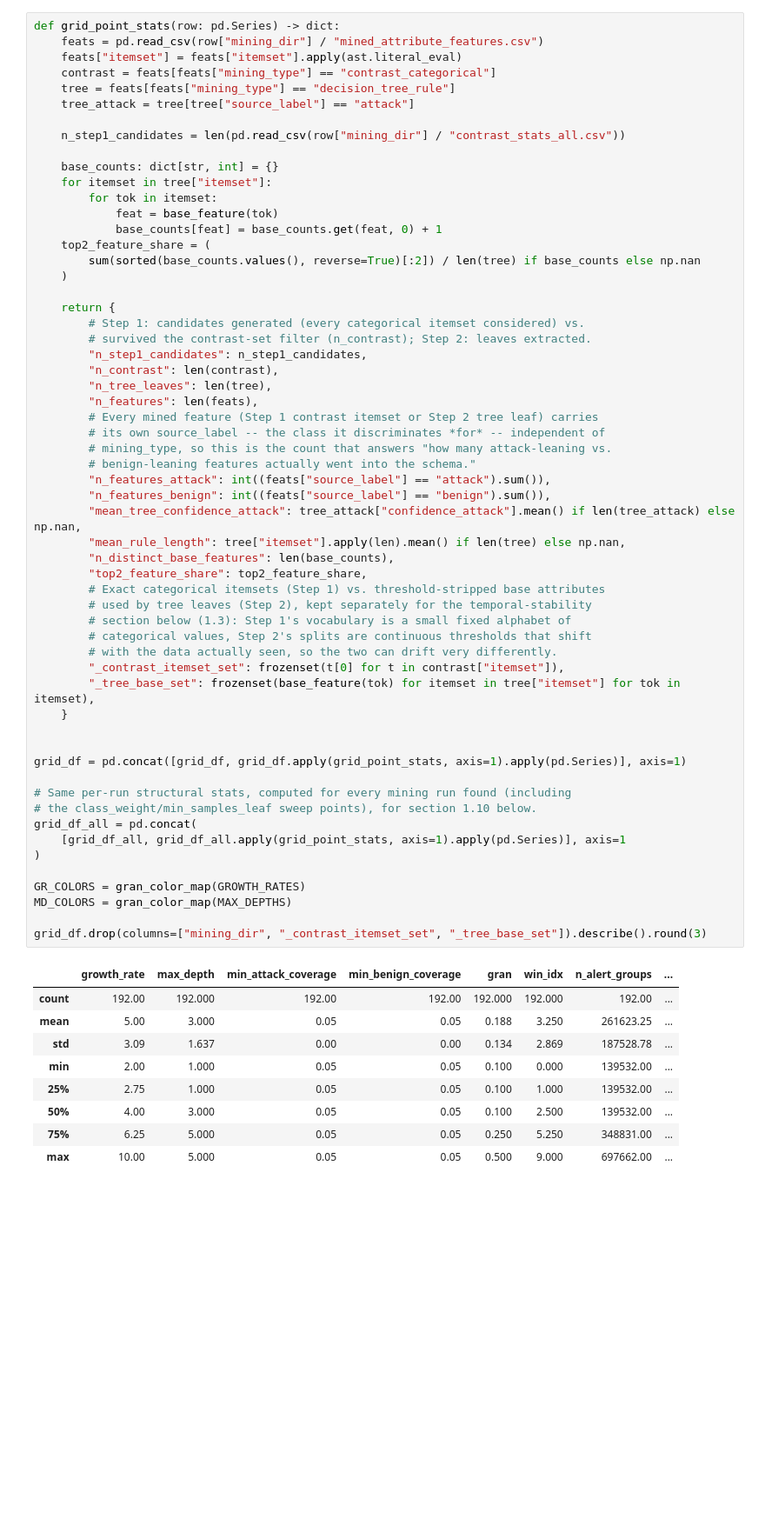
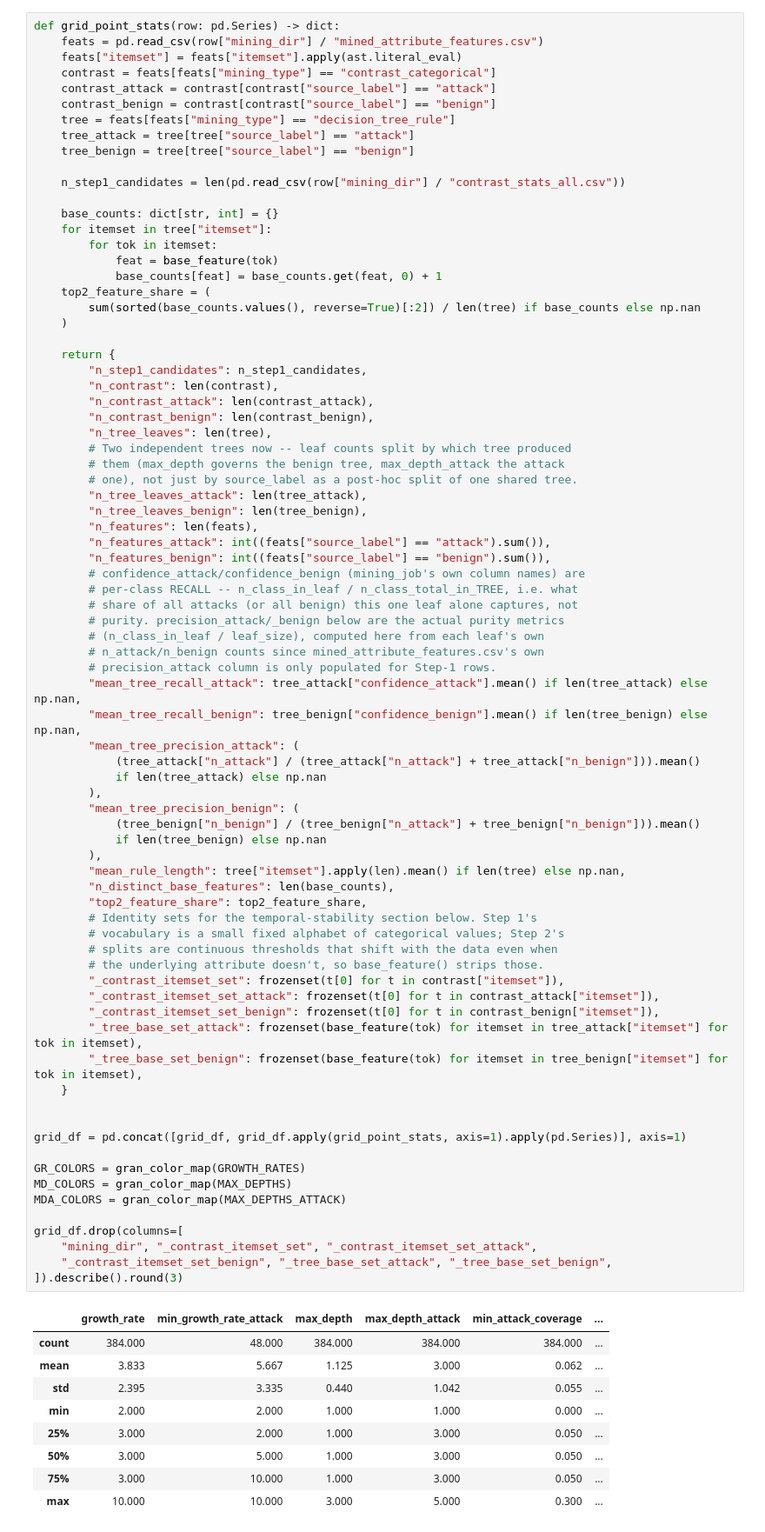
Before and after one commit to annaneliaa/msc-thesis, a Jupyter notebook: src/thesis/notebooks/attribute_mining_sweep_eda.ipynb, the cells around one changed output. Shown at 87% size. Drawn from its saved outputs; the diff is of its cells as text; blank space fills up the shorter version.

```diff
--- a/src/thesis/notebooks/attribute_mining_sweep_eda.ipynb
+++ b/src/thesis/notebooks/attribute_mining_sweep_eda.ipynb
@@ -261,66 +308,86 @@ def grid_point_stats(row: pd.Series) -> dict:
     feats = pd.read_csv(row["mining_dir"] / "mined_attribute_features.csv")
     feats["itemset"] = feats["itemset"].apply(ast.literal_eval)
     contrast = feats[feats["mining_type"] == "contrast_categorical"]
+    contrast_attack = contrast[contrast["source_label"] == "attack"]
+    contrast_benign = contrast[contrast["source_label"] == "benign"]
     tree = feats[feats["mining_type"] == "decision_tree_rule"]
     tree_attack = tree[tree["source_label"] == "attack"]
+    tree_benign = tree[tree["source_label"] == "benign"]
 
     n_step1_candidates = len(pd.read_csv(row["mining_dir"] / "contrast_stats_all.csv"))
 
     base_counts: dict[str, int] = {}
     for itemset in tree["itemset"]:
         for tok in itemset:
             feat = base_feature(tok)
             base_counts[feat] = base_counts.get(feat, 0) + 1
     top2_feature_share = (
         sum(sorted(base_counts.values(), reverse=True)[:2]) / len(tree) if base_counts else np.nan
     )
 
     return {
-        # Step 1: candidates generated (every categorical itemset considered) vs.
-        # survived the contrast-set filter (n_contrast); Step 2: leaves extracted.
         "n_step1_candidates": n_step1_candidates,
         "n_contrast": len(contrast),
+        "n_contrast_attack": len(contrast_attack),
+        "n_contrast_benign": len(contrast_benign),
         "n_tree_leaves": len(tree),
+        # Two independent trees now -- leaf counts split by which tree produced
+        # them (max_depth governs the benign tree, max_depth_attack the attack
+        # one), not just by source_label as a post-hoc split of one shared tree.
+        "n_tree_leaves_attack": len(tree_attack),
+        "n_tree_leaves_benign": len(tree_benign),
         "n_features": len(feats),
-        # Every mined feature (Step 1 contrast itemset or Step 2 tree leaf) carries
-        # its own source_label -- the class it discriminates *for* -- independent of
-        # mining_type, so this is the count that answers "how many attack-leaning vs.
-        # benign-leaning features actually went into the schema."
         "n_features_attack": int((feats["source_label"] == "attack").sum()),
         "n_features_benign": int((feats["source_label"] == "benign").sum()),
-        "mean_tree_confidence_attack": tree_attack["confidence_attack"].mean() if len(tree_attack) else np.nan,
+        # confidence_attack/confidence_benign (mining_job's own column names) are
+        # per-class RECALL -- n_class_in_leaf / n_class_total_in_TREE, i.e. what
+        # share of all attacks (or all benign) this one leaf alone captures, not
+        # purity. precision_attack/_benign below are the actual purity metrics
+        # (n_class_in_leaf / leaf_size), computed here from each leaf's own
+        # n_attack/n_benign counts since mined_attribute_features.csv's own
+        # precision_attack column is only populated for Step-1 rows.
+        "mean_tree_recall_attack": tree_attack["confidence_attack"].mean() if len(tree_attack) else np.nan,
+        "mean_tree_recall_benign": tree_benign["confidence_benign"].mean() if len(tree_benign) else np.nan,
+        "mean_tree_precision_attack": (
+            (tree_attack["n_attack"] / (tree_attack["n_attack"] + tree_attack["n_benign"])).mean()
+            if len(tree_attack) else np.nan
+        ),
+        "mean_tree_precision_benign": (
+            (tree_benign["n_benign"] / (tree_benign["n_attack"] + tree_benign["n_benign"])).mean()
+            if len(tree_benign) else np.nan
+        ),
         "mean_rule_length": tree["itemset"].apply(len).mean() if len(tree) else np.nan,
         "n_distinct_base_features": len(base_counts),
         "top2_feature_share": top2_feature_share,
-        # Exact categorical itemsets (Step 1) vs. threshold-stripped base attributes
-        # used by tree leaves (Step 2), kept separately for the temporal-stability
-        # section below (1.3): Step 1's vocabulary is a small fixed alphabet of
-        # categorical values, Step 2's splits are continuous thresholds that shift
-        # with the data actually seen, so the two can drift very differently.
+        # Identity sets for the temporal-stability section below. Step 1's
+        # vocabulary is a small fixed alphabet of categorical values; Step 2's
+        # splits are continuous thresholds that shift with the data even when
+        # the underlying attribute doesn't, so base_feature() strips those.
         "_contrast_itemset_set": frozenset(t[0] for t in contrast["itemset"]),
-        "_tree_base_set": frozenset(base_feature(tok) for itemset in tree["itemset"] for tok in itemset),
+        "_contrast_itemset_set_attack": frozenset(t[0] for t in contrast_attack["itemset"]),
+        "_contrast_itemset_set_benign": frozenset(t[0] for t in contrast_benign["itemset"]),
+        "_tree_base_set_attack": frozenset(base_feature(tok) for itemset in tree_attack["itemset"] for tok in itemset),
+        "_tree_base_set_benign": frozenset(base_feature(tok) for itemset in tree_benign["itemset"] for tok in itemset),
     }
 
 
 grid_df = pd.concat([grid_df, grid_df.apply(grid_point_stats, axis=1).apply(pd.Series)], axis=1)
 
-# Same per-run structural stats, computed for every mining run found (including
-# the class_weight/min_samples_leaf sweep points), for section 1.10 below.
-grid_df_all = pd.concat(
-    [grid_df_all, grid_df_all.apply(grid_point_stats, axis=1).apply(pd.Series)], axis=1
-)
-
 GR_COLORS = gran_color_map(GROWTH_RATES)
 MD_COLORS = gran_color_map(MAX_DEPTHS)
+MDA_COLORS = gran_color_map(MAX_DEPTHS_ATTACK)
 
-grid_df.drop(columns=["mining_dir", "_contrast_itemset_set", "_tree_base_set"]).describe().round(3)
+grid_df.drop(columns=[
+    "mining_dir", "_contrast_itemset_set", "_contrast_itemset_set_attack",
+    "_contrast_itemset_set_benign", "_tree_base_set_attack", "_tree_base_set_benign",
+]).describe().round(3)
 # %% [output]
-|  | growth_rate | max_depth | min_attack_coverage | min_benign_coverage | gran | win_idx | n_alert_groups | ... |
-| count | 192.00 | 192.000 | 192.00 | 192.00 | 192.000 | 192.000 | 192.00 | ... |
-| mean | 5.00 | 3.000 | 0.05 | 0.05 | 0.188 | 3.250 | 261623.25 | ... |
-| std | 3.09 | 1.637 | 0.00 | 0.00 | 0.134 | 2.869 | 187528.78 | ... |
-| min | 2.00 | 1.000 | 0.05 | 0.05 | 0.100 | 0.000 | 139532.00 | ... |
-| 25% | 2.75 | 1.000 | 0.05 | 0.05 | 0.100 | 1.000 | 139532.00 | ... |
-| 50% | 4.00 | 3.000 | 0.05 | 0.05 | 0.100 | 2.500 | 139532.00 | ... |
-| 75% | 6.25 | 5.000 | 0.05 | 0.05 | 0.250 | 5.250 | 348831.00 | ... |
-| max | 10.00 | 5.000 | 0.05 | 0.05 | 0.500 | 9.000 | 697662.00 | ... |
+|  | growth_rate | min_growth_rate_attack | max_depth | max_depth_attack | min_attack_coverage | ... |
+| count | 384.000 | 48.000 | 384.000 | 384.000 | 384.000 | ... |
+| mean | 3.833 | 5.667 | 1.125 | 3.000 | 0.062 | ... |
+| std | 2.395 | 3.335 | 0.440 | 1.042 | 0.055 | ... |
+| min | 2.000 | 2.000 | 1.000 | 1.000 | 0.000 | ... |
+| 25% | 3.000 | 2.000 | 1.000 | 3.000 | 0.050 | ... |
+| 50% | 3.000 | 5.000 | 1.000 | 3.000 | 0.050 | ... |
+| 75% | 3.000 | 10.000 | 1.000 | 3.000 | 0.050 | ... |
+| max | 10.000 | 10.000 | 3.000 | 5.000 | 0.300 | ... |
```
Also changed, not shown: parts of 78 cells of this notebook, 9 other files.
